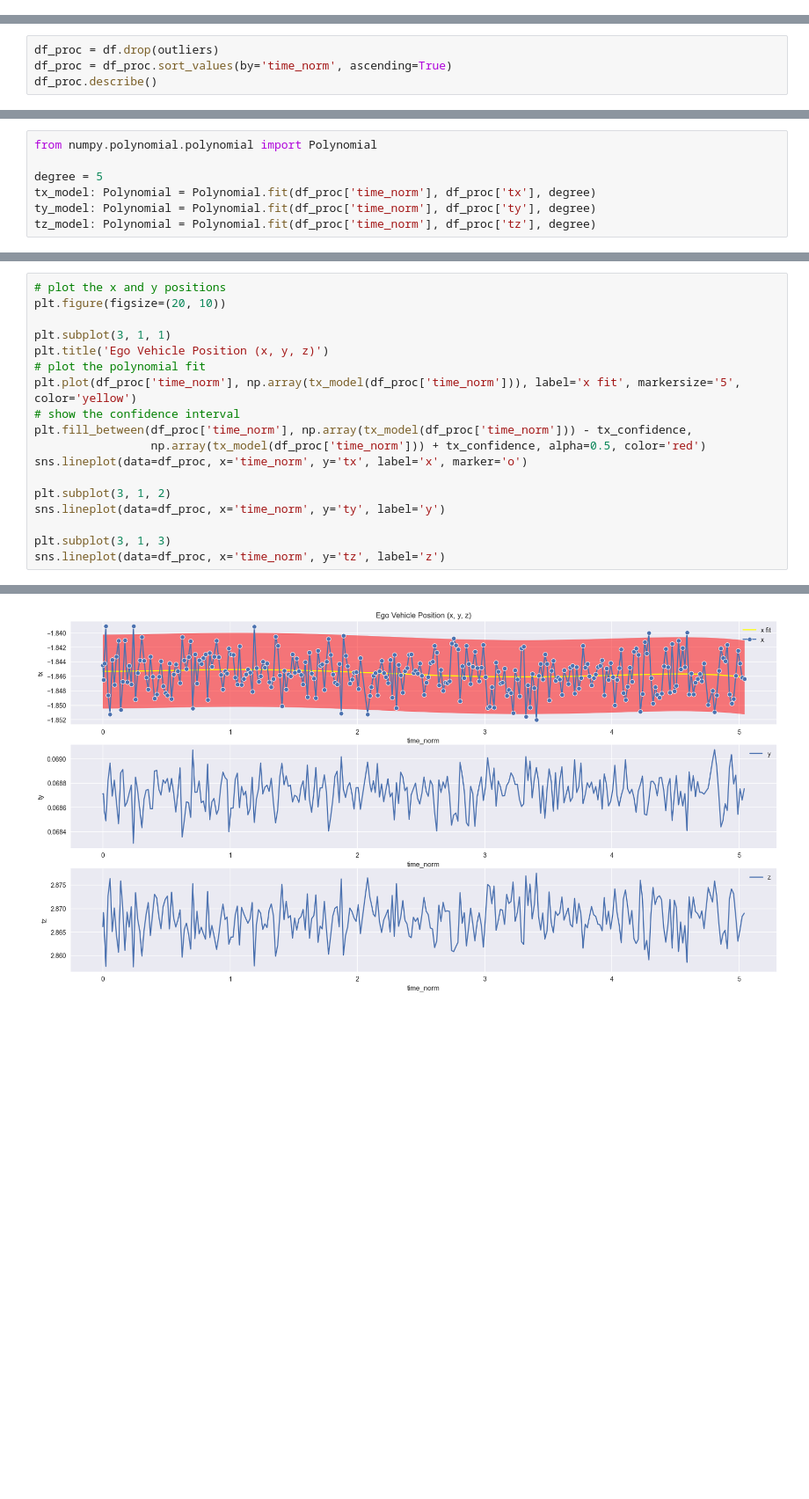
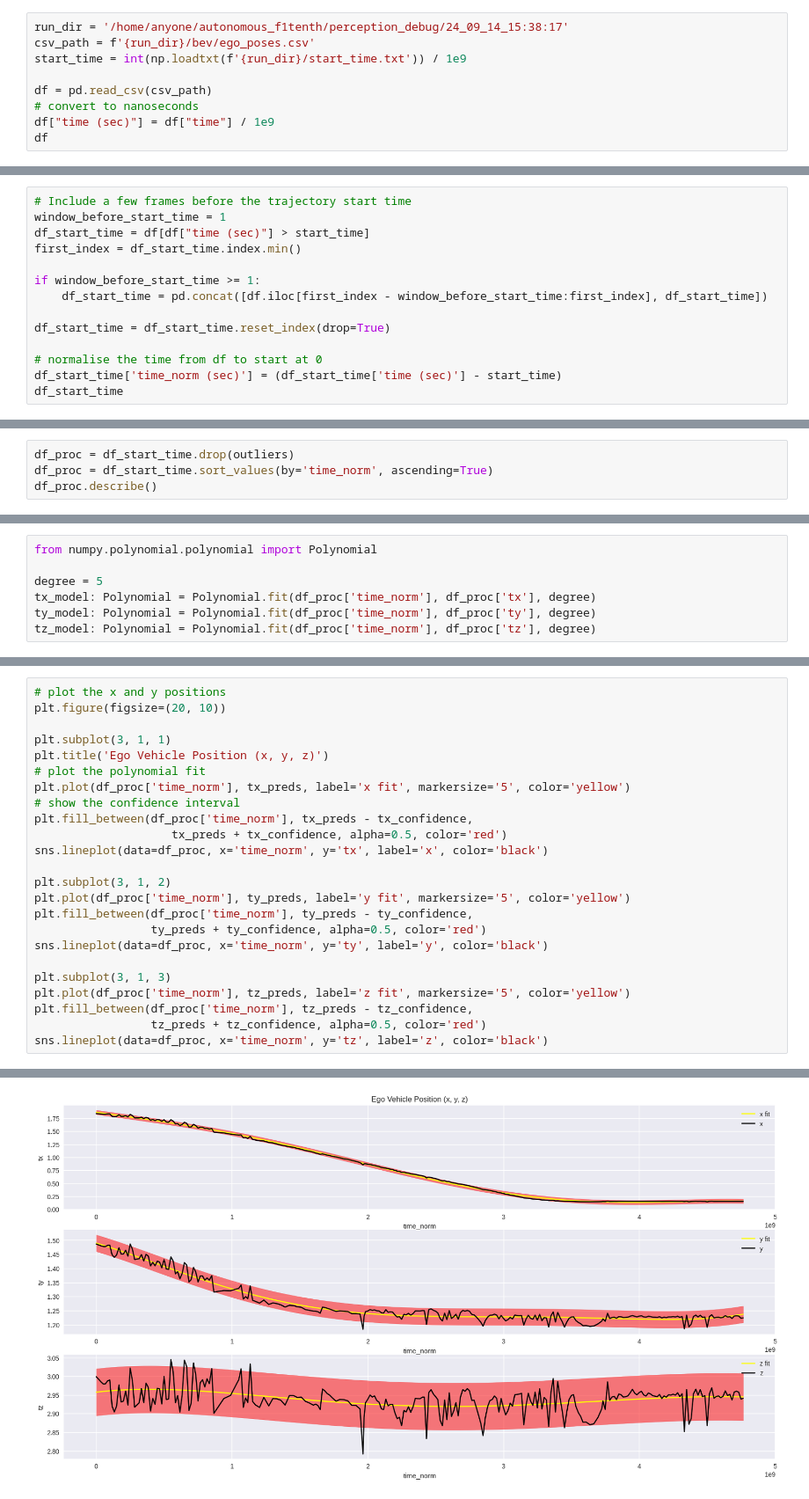
Before and after one commit to ShungFei/autonomous_f1tenth, a Jupyter notebook: src/perception/perception/scripts/model_fitting.ipynb, the cells around one changed output, grey strips where cells are left out. Shown at 88% size. Saved outputs shown, nothing was run; the diff lists cells and outputs as text; blank space fills up the shorter version.

Commit message:
Update model fitting

```diff
--- a/src/perception/perception/scripts/model_fitting.ipynb
+++ b/src/perception/perception/scripts/model_fitting.ipynb
@@ -36,0 +16,9 @@ df
+# %%
+run_dir = '/home/anyone/autonomous_f1tenth/perception_debug/24_09_14_15:38:17'
+csv_path = f'{run_dir}/bev/ego_poses.csv'
+start_time = int(np.loadtxt(f'{run_dir}/start_time.txt')) / 1e9
+
+df = pd.read_csv(csv_path)
+# convert to nanoseconds
+df["time (sec)"] = df["time"] / 1e9
+df
@@ -36,0 +39,14 @@ df
+# %%
+# Include a few frames before the trajectory start time
+window_before_start_time = 1
+df_start_time = df[df["time (sec)"] > start_time]
+first_index = df_start_time.index.min()
+
+if window_before_start_time >= 1:
+    df_start_time = pd.concat([df.iloc[first_index - window_before_start_time:first_index], df_start_time])
+
+df_start_time = df_start_time.reset_index(drop=True)
+
+# normalise the time from df to start at 0
+df_start_time['time_norm (sec)'] = (df_start_time['time (sec)'] - start_time)
+df_start_time
@@ -57,5 +98,5 @@ df.iloc[outliers]
 # %%
-df_proc = df.drop(outliers)
-df_proc = df_proc.sort_values(by='time_norm', ascending=True)
+df_proc = df_start_time.drop(outliers)
+df_proc = df_start_time.sort_values(by='time_norm', ascending=True)
 df_proc.describe()
 # %% [output]
@@ -115,21 +150,27 @@ pd.DataFrame((np.vstack((df_proc["time_norm"].values, tx_model(df_proc["time_nor
 # %%
 # plot the x and y positions
 plt.figure(figsize=(20, 10))
 
 plt.subplot(3, 1, 1)
 plt.title('Ego Vehicle Position (x, y, z)')
 # plot the polynomial fit
-plt.plot(df_proc['time_norm'], np.array(tx_model(df_proc['time_norm'])), label='x fit', markersize='5', color='yellow')
+plt.plot(df_proc['time_norm'], tx_preds, label='x fit', markersize='5', color='yellow')
 # show the confidence interval
-plt.fill_between(df_proc['time_norm'], np.array(tx_model(df_proc['time_norm'])) - tx_confidence,
-                 np.array(tx_model(df_proc['time_norm'])) + tx_confidence, alpha=0.5, color='red')
-sns.lineplot(data=df_proc, x='time_norm', y='tx', label='x', marker='o')
+plt.fill_between(df_proc['time_norm'], tx_preds - tx_confidence,
+                    tx_preds + tx_confidence, alpha=0.5, color='red')
+sns.lineplot(data=df_proc, x='time_norm', y='tx', label='x', color='black')
 
 plt.subplot(3, 1, 2)
-sns.lineplot(data=df_proc, x='time_norm', y='ty', label='y')
+plt.plot(df_proc['time_norm'], ty_preds, label='y fit', markersize='5', color='yellow')
+plt.fill_between(df_proc['time_norm'], ty_preds - ty_confidence,
+                 ty_preds + ty_confidence, alpha=0.5, color='red')
+sns.lineplot(data=df_proc, x='time_norm', y='ty', label='y', color='black')
 
 plt.subplot(3, 1, 3)
-sns.lineplot(data=df_proc, x='time_norm', y='tz', label='z')
+plt.plot(df_proc['time_norm'], tz_preds, label='z fit', markersize='5', color='yellow')
+plt.fill_between(df_proc['time_norm'], tz_preds - tz_confidence,
+                 tz_preds + tz_confidence, alpha=0.5, color='red')
+sns.lineplot(data=df_proc, x='time_norm', y='tz', label='z', color='black')
 # %% [output]
 <AxesSubplot: xlabel='time_norm', ylabel='tz'>
-[figure, old version]
+[figure, new version]
```
Also changed, not shown: parts of 11 cells of this notebook.
